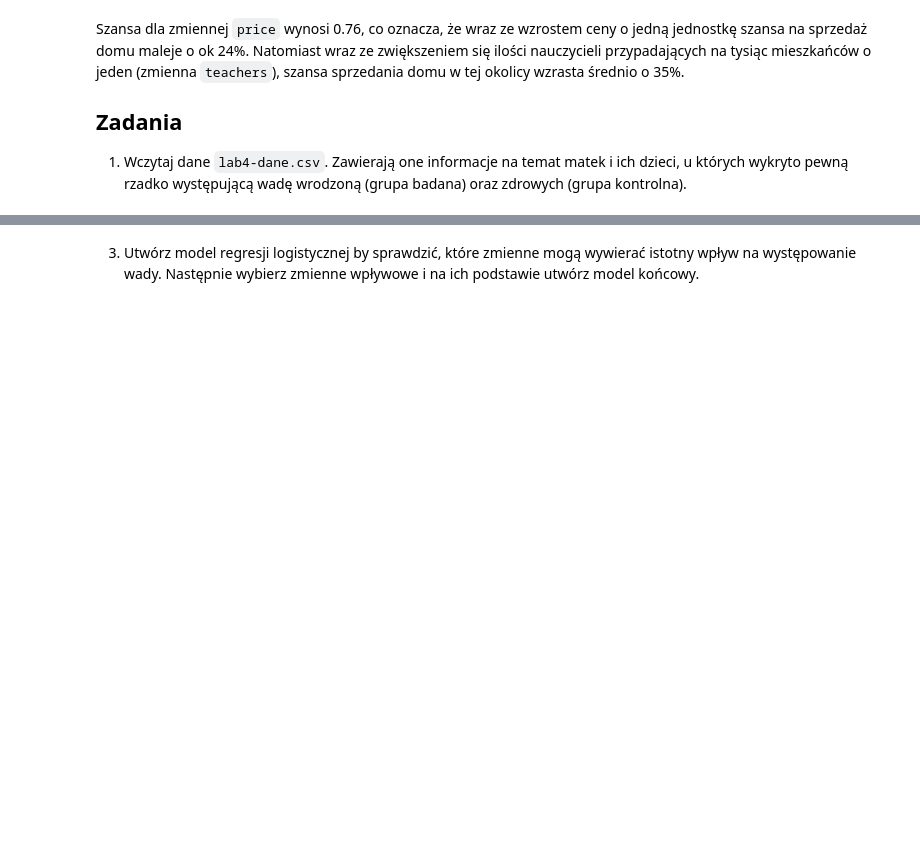
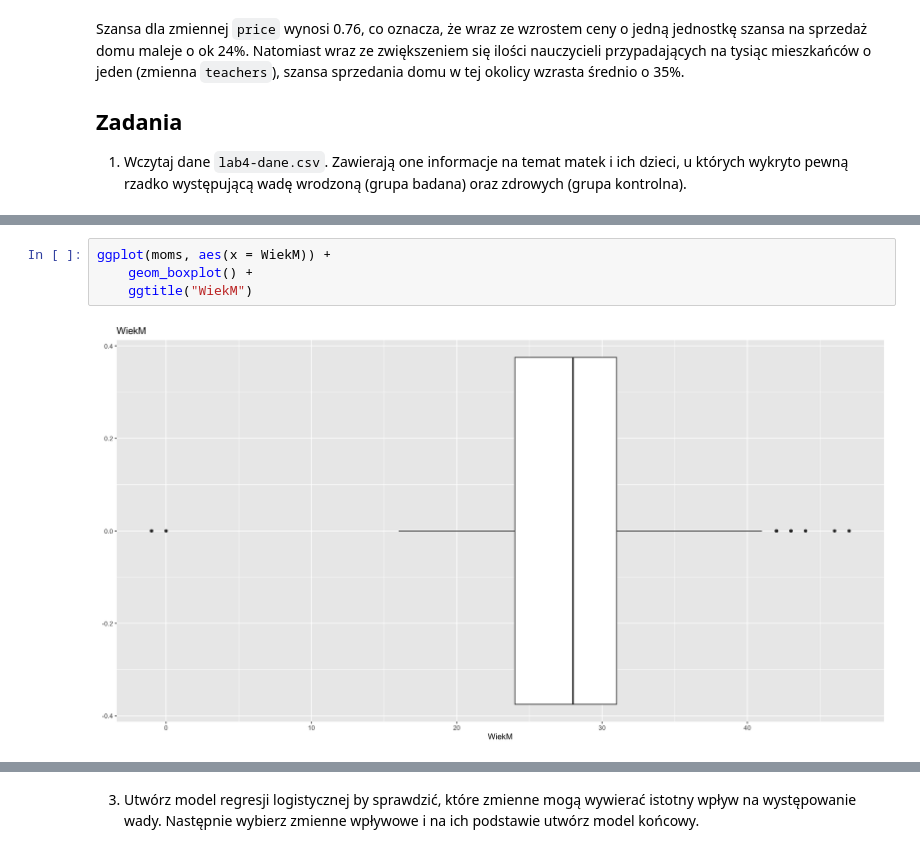
Before and after one commit to stawarzkrzysztof/uczenie_maszynowe_ifs2024, a Jupyter notebook: 30_10_2024/04-UM2024_regresja_logistyczna.ipynb, the cells around one changed output, grey strips where cells are left out. Drawn from its saved outputs; the diff is of its cells as text; blank space fills up the shorter version.

```diff
--- a/30_10_2024/04-UM2024_regresja_logistyczna.ipynb
+++ b/30_10_2024/04-UM2024_regresja_logistyczna.ipynb
@@ -84,0 +393,6 @@ Szansa dla zmiennej `price` wynosi 0.76, co oznacza, że wraz ze wzrostem ceny o
+# %%
+ggplot(moms, aes(x = WiekM)) +
+    geom_boxplot() +
+    ggtitle("WiekM")
+# %% [output]
+[figure, added]
```
Also changed, not shown: parts of 27 cells of this notebook.
